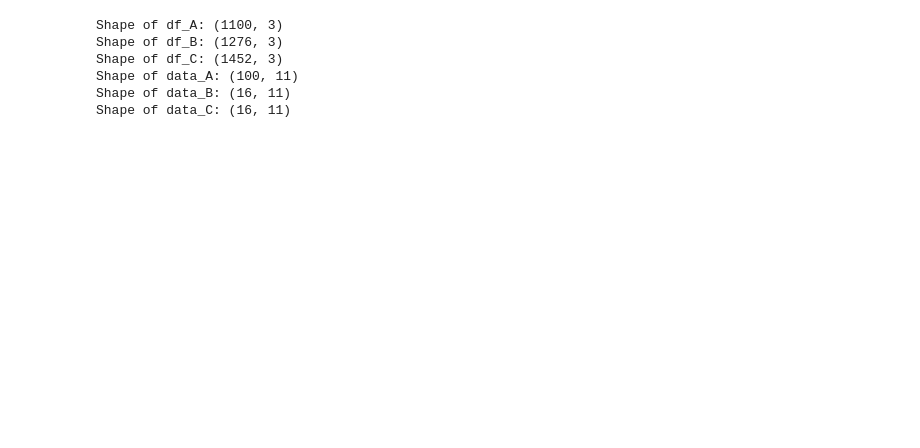
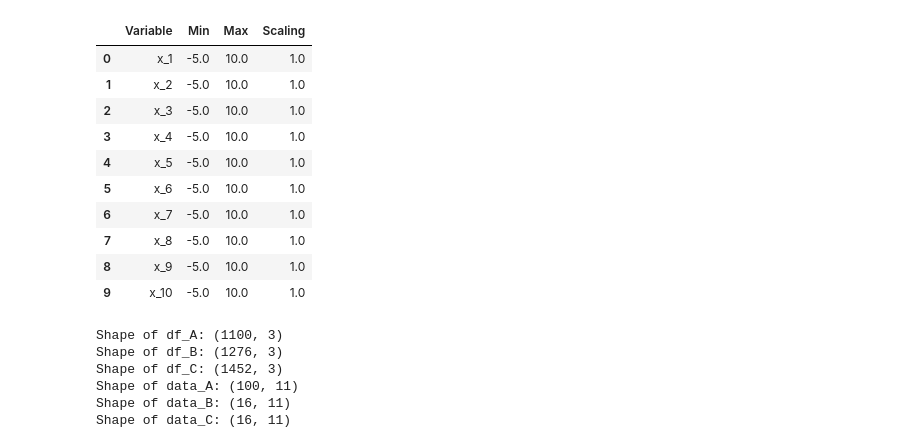
Before and after one commit to costasmexis/straindesign, a Jupyter notebook: eda_simulated.ipynb, the cells around one changed output. Drawn from its saved outputs; the diff is of its cells as text; code cells hidden in the pictures; blank space fills up the shorter version.

```diff
--- a/eda_simulated.ipynb
+++ b/eda_simulated.ipynb
@@ -25,6 +25,32 @@ from config import *
 from utils import *
 import warnings
 warnings.filterwarnings("ignore")
+# %%
+def true_function_easy(x, dimension):
+
+    term1 = 0.
+    term2 = 0.
+    for i in range(dimension):
+        term1 += (x[i] - 5)**2
+        term2 += x[i]**2
+
+    return -1*(1/dimension * term1 + np.exp(-term2)) + 25
+
+# Dataframe with bounds
+bounds = pd.read_csv('data/ART/sim_data_bounds_FE.csv')
+bounds
+# %% [output]
+|  | Variable | Min | Max | Scaling |
+| 0 | x_1 | -5.0 | 10.0 | 1.0 |
+| 1 | x_2 | -5.0 | 10.0 | 1.0 |
+| 2 | x_3 | -5.0 | 10.0 | 1.0 |
+| 3 | x_4 | -5.0 | 10.0 | 1.0 |
+| 4 | x_5 | -5.0 | 10.0 | 1.0 |
+| 5 | x_6 | -5.0 | 10.0 | 1.0 |
+| 6 | x_7 | -5.0 | 10.0 | 1.0 |
+| 7 | x_8 | -5.0 | 10.0 | 1.0 |
+| 8 | x_9 | -5.0 | 10.0 | 1.0 |
+| 9 | x_10 | -5.0 | 10.0 | 1.0 |
 # %%
 df_A = pd.read_csv('data/ART/sim_data_FE_cycle2.csv')
 df_B = pd.read_csv('data/ART/sim_data_FE_cycle3.csv')
```
